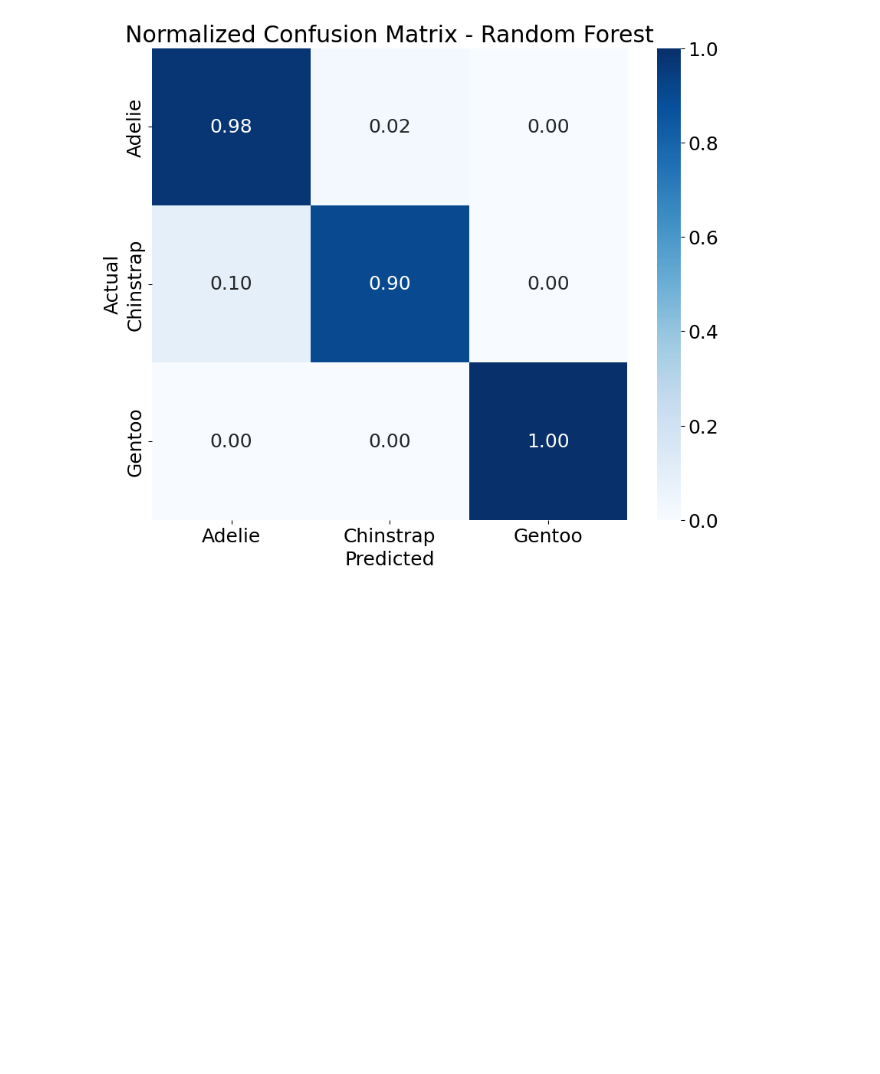
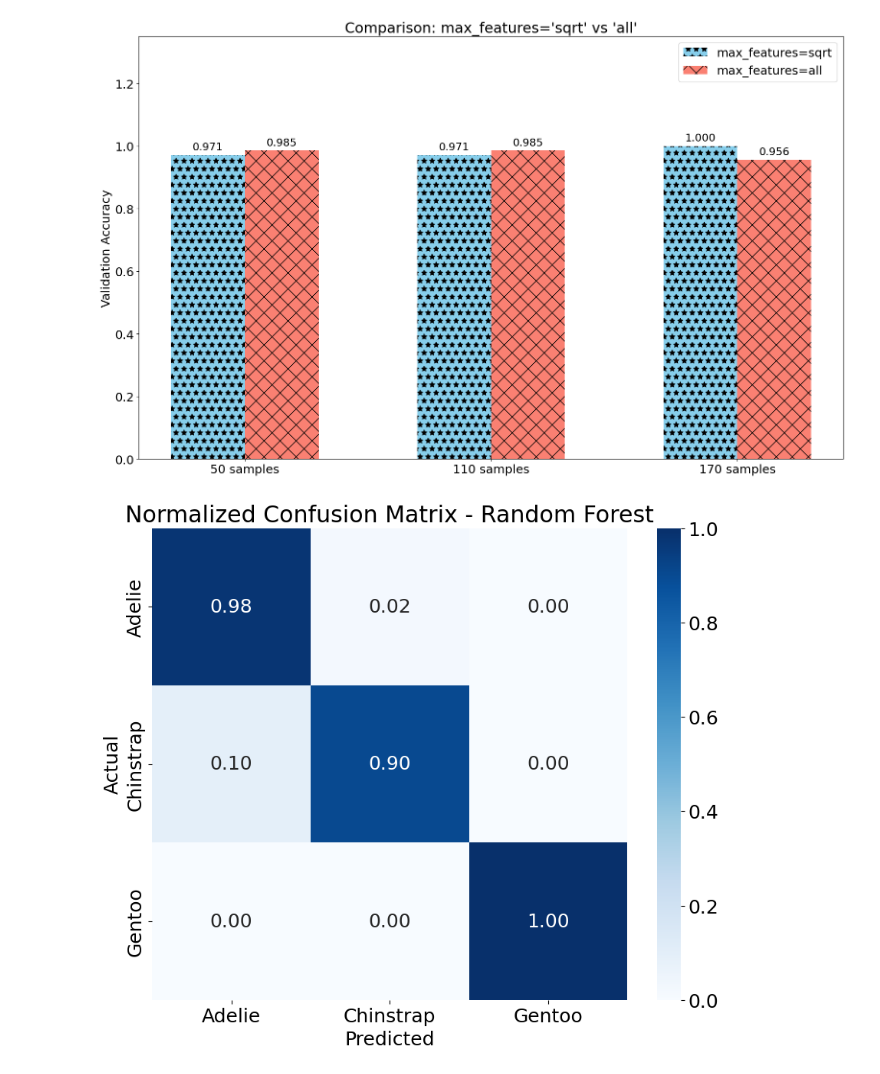
Before and after one commit to HaiYen3012/IT3190_ML_Project, a Jupyter notebook: code/Random_Forest.ipynb, the cells around one changed output. Saved outputs shown, nothing was run; the diff lists cells and outputs as text; code cells hidden in the pictures; blank space fills up the shorter version.

```diff
--- a/code/Random_Forest.ipynb
+++ b/code/Random_Forest.ipynb
@@ -89,3 +122,27 @@ plt.show()
+# %%
+plt.figure(figsize=(16, 10))
+# So sánh tại n_estimators = 30
+sqrt_30 = all_scores['sqrt'][30]
+all_30 = all_scores['none'][30]
+
+plt.bar(y_pos - 0.15, sqrt_30, 0.3, label='max_features=sqrt', color='skyblue', hatch='*')
+plt.bar(y_pos + 0.15, all_30, 0.3, label='max_features=all', color='salmon', hatch='x')
+
+for i in range(len(objects)):
+    plt.text(y_pos[i] - 0.15, sqrt_30[i] + 0.01, f'{sqrt_30[i]:.3f}', ha='center', va='bottom', fontsize=16)
+    plt.text(y_pos[i] + 0.15, all_30[i] + 0.01, f'{all_30[i]:.3f}', ha='center', va='bottom', fontsize=16)
+
+plt.xticks(y_pos, objects)
+plt.ylim([0, 1.35])
+plt.ylabel("Validation Accuracy")
+plt.title("Comparison: max_features='sqrt' vs 'all'")
+plt.legend(loc='upper right', fontsize=18)
+plt.tight_layout()
+
+plt.savefig(pic_folder + 'rf_max_features_comparison.pdf', bbox_inches='tight')
+plt.show()
+# %% [output]
+[figure, added]
 # %%
 labels = ["Adelie", "Chinstrap", "Gentoo"]
 # Lấy model tốt nhất (170 samples, 30 trees)
```
Also changed, not shown: parts of 6 cells of this notebook, 14 other files.
